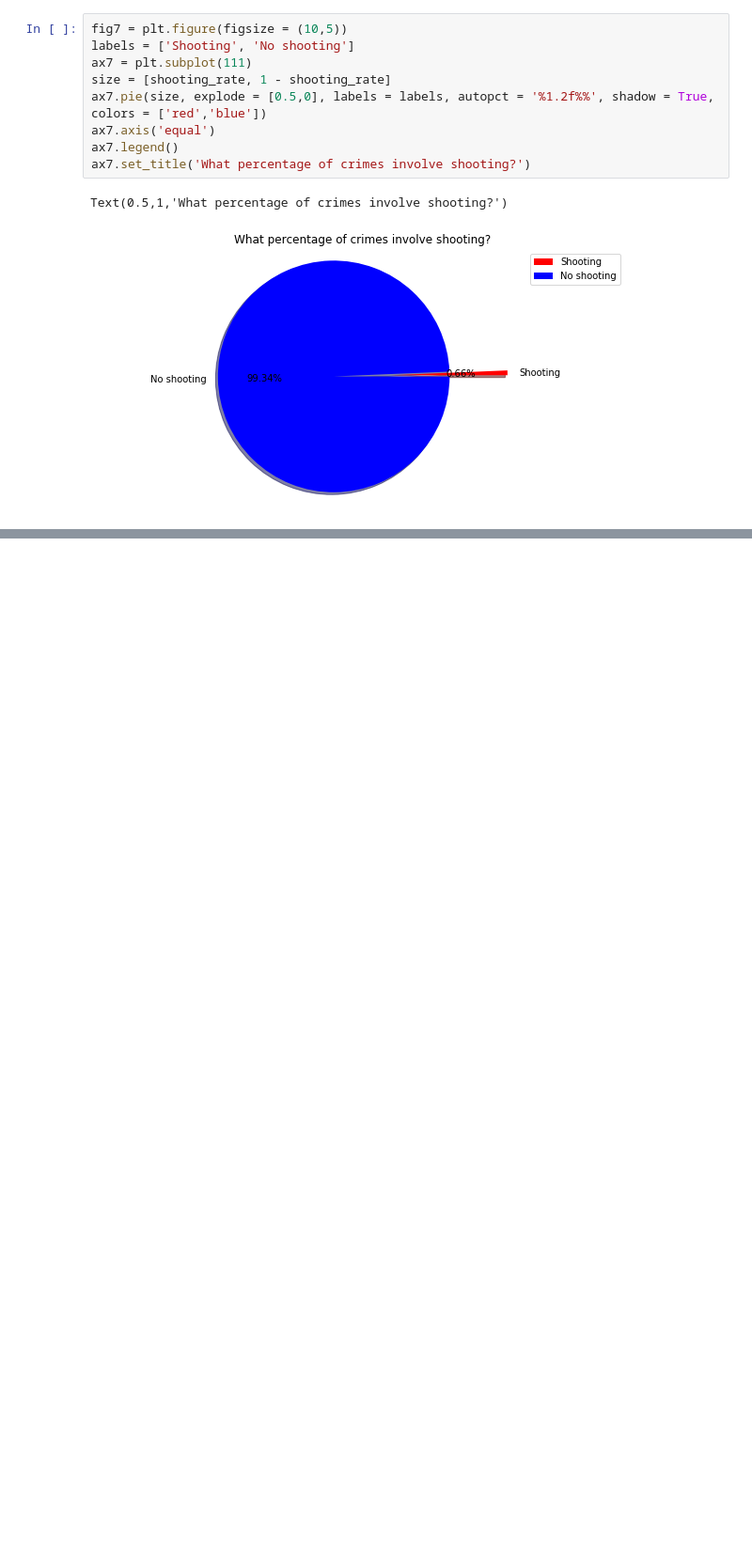
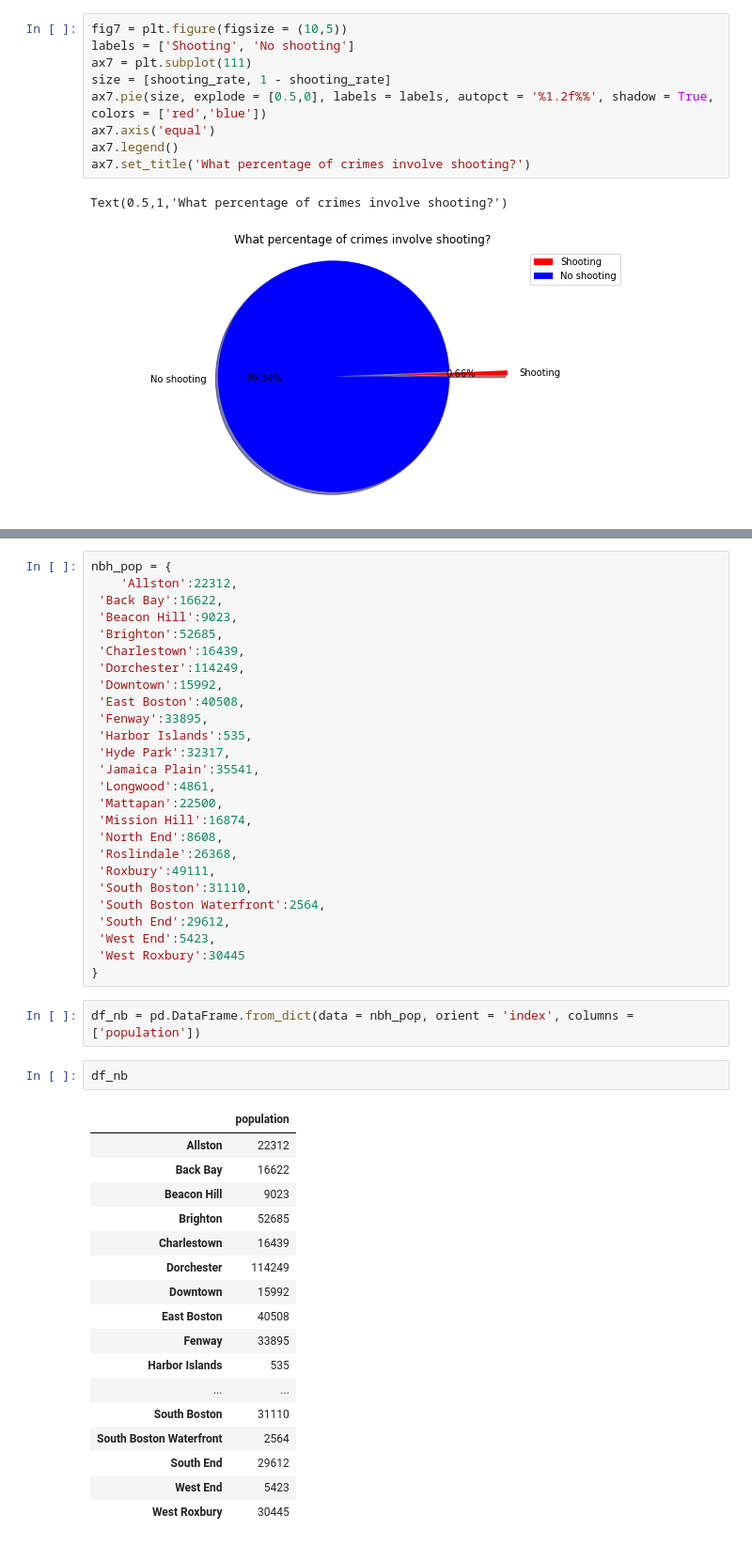
Before and after one commit to iajoiner/boston-crime, a Jupyter notebook: Boston Crime.ipynb, the cells around one changed output, grey strips where cells are left out. Shown at 94% size. Cells and saved outputs as stored; diff of their text form; blank space fills up the shorter version.

```diff
--- a/Boston Crime.ipynb
+++ b/Boston Crime.ipynb
@@ -586,0 +666,48 @@ Text(0.5,1,'What percentage of crimes involve shooting?')
+# %%
+nbh_pop = {
+    'Allston':22312,
+ 'Back Bay':16622,
+ 'Beacon Hill':9023,
+ 'Brighton':52685,
+ 'Charlestown':16439,
+ 'Dorchester':114249,
+ 'Downtown':15992,
+ 'East Boston':40508,
+ 'Fenway':33895,
+ 'Harbor Islands':535,
+ 'Hyde Park':32317,
+ 'Jamaica Plain':35541,
+ 'Longwood':4861,
+ 'Mattapan':22500,
+ 'Mission Hill':16874,
+ 'North End':8608,
+ 'Roslindale':26368,
+ 'Roxbury':49111,
+ 'South Boston':31110,
+ 'South Boston Waterfront':2564,
+ 'South End':29612,
+ 'West End':5423,
+ 'West Roxbury':30445
+}
+# %%
+df_nb = pd.DataFrame.from_dict(data = nbh_pop, orient = 'index', columns = ['population'])
+# %%
+df_nb
+# %% [output]
+|  | population |
+| Allston | 22312 |
+| Back Bay | 16622 |
+| Beacon Hill | 9023 |
+| Brighton | 52685 |
+| Charlestown | 16439 |
+| Dorchester | 114249 |
+| Downtown | 15992 |
+| East Boston | 40508 |
+| Fenway | 33895 |
+| Harbor Islands | 535 |
+| ... | ... |
+| South Boston | 31110 |
+| South Boston Waterfront | 2564 |
+| South End | 29612 |
+| West End | 5423 |
+| West Roxbury | 30445 |
```
Also changed, not shown: parts of 27 cells of this notebook.
